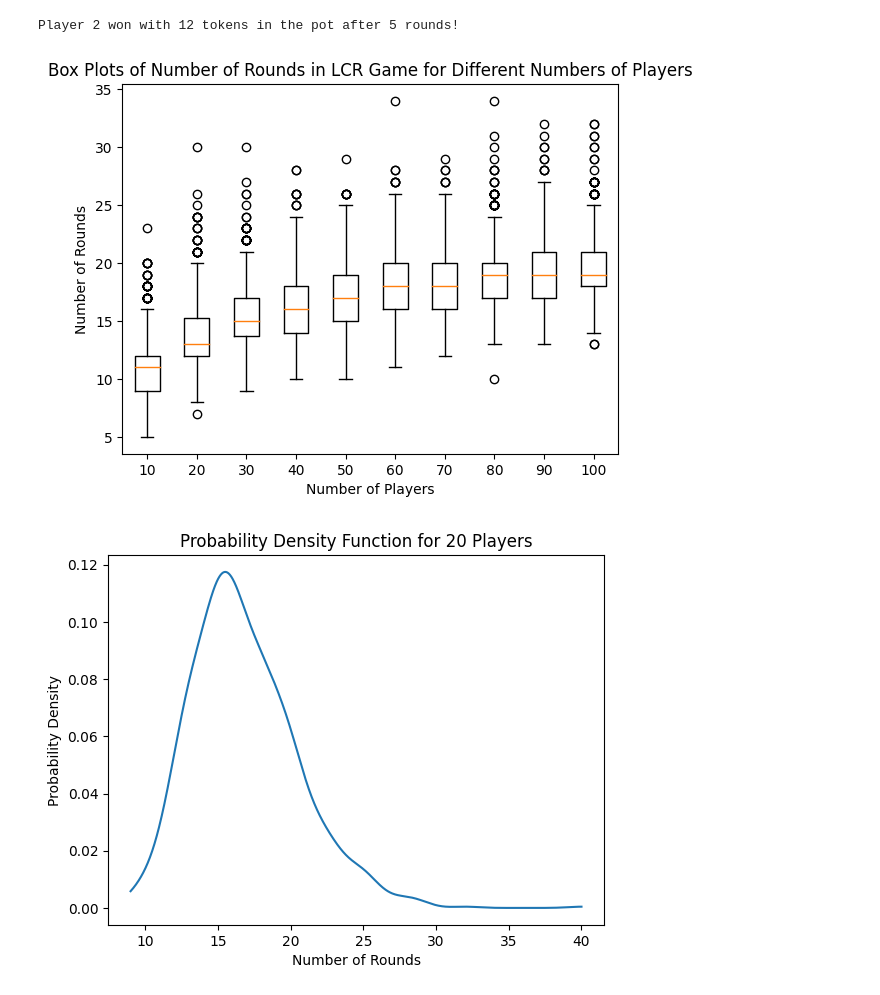
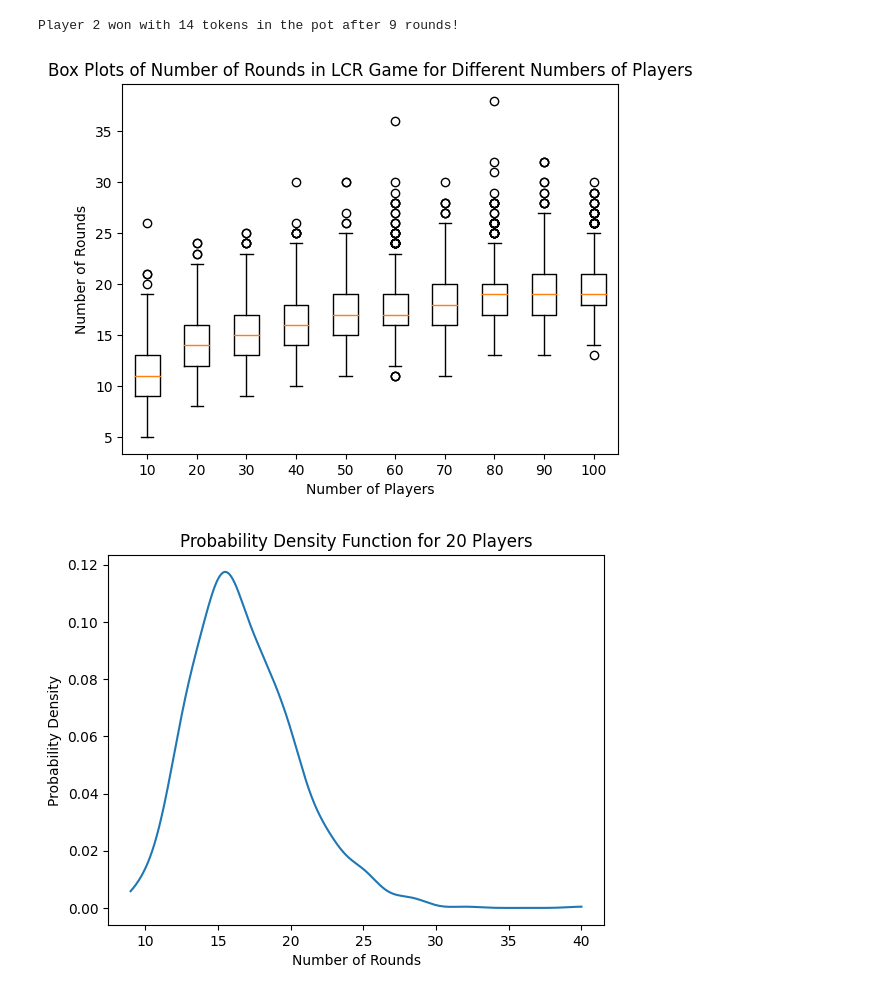
Before and after one commit to PaulMayfield/LCR, a Jupyter notebook: LCR.ipynb, the cells around one changed output. Saved outputs shown, nothing was run; the diff lists cells and outputs as text; code cells hidden in the pictures.

```diff
--- a/LCR.ipynb
+++ b/LCR.ipynb
@@ -1,10 +1,10 @@
 # %%
-import random
+import numpy as np
 
 def roll_dice():
     # Each die has 2 of each: Left, Right, Center, and Dot
     outcomes = ['L', 'R', 'C', 'L', 'R', '.']
-    return [random.choice(outcomes) for _ in range(3)]
+    return np.random.choice(outcomes, 3).tolist()
 
 def play_lcr(num_players):
     players = [3 for _ in range(num_players)]  # Each player starts with 3 tokens
@@ -37,24 +37,24 @@ N = 5
 winner, pot, rounds = play_lcr(N)
 print(f"Player {winner + 1} won with {pot} tokens in the pot after {rounds} rounds!")
 # %% [output]
-Player 2 won with 12 tokens in the pot after 5 rounds!
+Player 2 won with 14 tokens in the pot after 9 rounds!
 # %%
 import matplotlib.pyplot as plt
 
 # Simulate the game many times for given number of players and provide boxplots
-num_simulations = 1000
+num_simulations = 100
 rounds_dict = {num_players: [] for num_players in range(10, 101, 10)}
 for num_players in rounds_dict:
     for _ in range(num_simulations):
         _, _, rounds = play_lcr(num_players)
         rounds_dict[num_players].append(rounds)
 
 # Create side-by-side box plots of the number of rounds for each number of players
 plt.boxplot([rounds_dict[num_players] for num_players in rounds_dict], labels=[str(num_players) for num_players in rounds_dict])
 plt.title('Box Plots of Number of Rounds in LCR Game for Different Numbers of Players')
 plt.xlabel('Number of Players')
 plt.ylabel('Number of Rounds')
 plt.show()
 # %% [output]
-[figure, old version]
+[figure, new version]
 # %%
```
Also changed, not shown: parts of 2 cells of this notebook, 1 other file.
